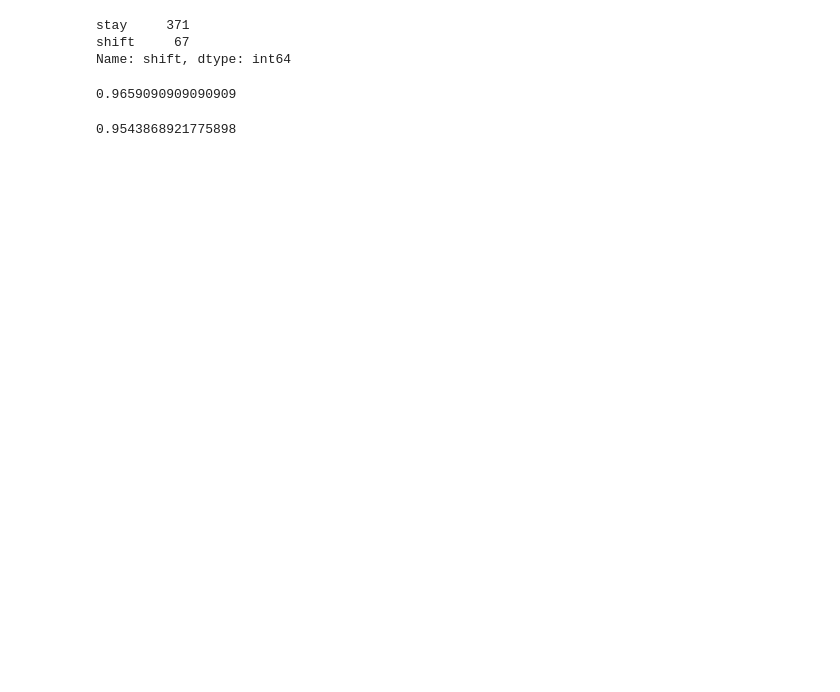
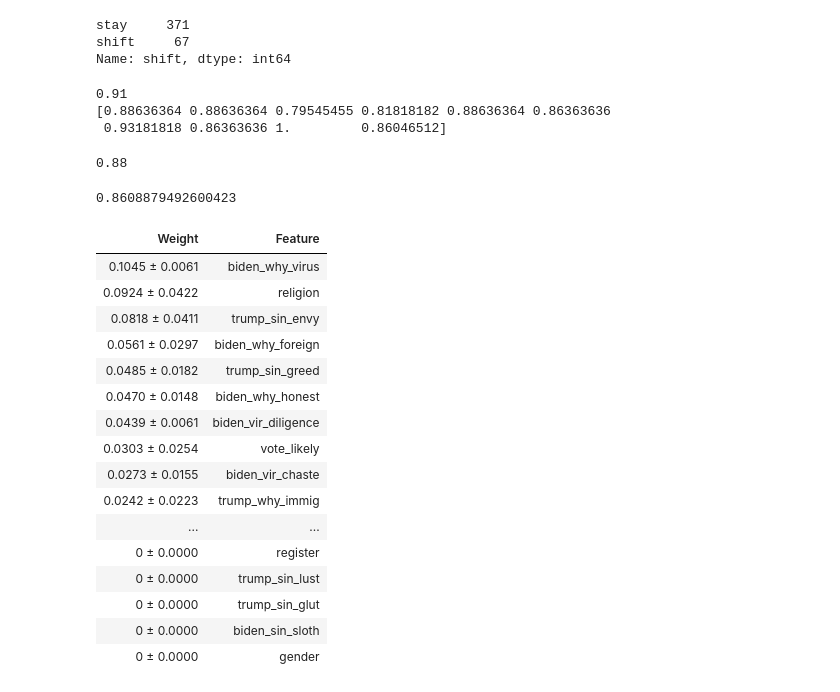
Before and after one commit to Asafmazar/VCG, a Jupyter notebook: VCG Analyses.ipynb, the cells around one changed output. Saved outputs shown, nothing was run; the diff lists cells and outputs as text; code cells hidden in the pictures; blank space fills up the shorter version.

```diff
--- a/VCG Analyses.ipynb
+++ b/VCG Analyses.ipynb
@@ -53,13 +53,49 @@ from sklearn.naive_bayes import GaussianNB
 nb = GaussianNB().fit(xint, y)
 
 pred = nb.predict(x_test)
-print(np.mean(pred == y_test))
+print(np.mean(pred == y_test).round(decimals=2))
 
 scores = cross_val_score(nb, xint, y, cv=10)
 
-scores
+print(scores)
 
-scores.mean()
+scores.mean().round(decimals=2)
 # %% [output]
-0.9659090909090909
+0.91
+[0.88636364 0.88636364 0.79545455 0.81818182 0.88636364 0.86363636
+ 0.93181818 0.86363636 1.         0.86046512]
-0.9543868921775898
+0.88
+# %%
+from sklearn.svm import SVC
+
+svc = SVC(kernel='linear').fit(x_test, y_test)
+
+score_svc = cross_val_score(svc, xint, y, cv=10)
+score_svc
+score_svc.mean()
+# %% [output]
+0.8608879492600423
+# %%
+import eli5
+from eli5.sklearn import PermutationImportance
+
+perm = PermutationImportance(svc, random_state=1).fit(x_test, y_test)
+eli5.show_weights(perm, feature_names = x_test.columns.tolist(), top=70)
+# %% [output]
+| Weight | Feature |
+| 0.1045 ± 0.0061 | biden_why_virus |
+| 0.0924 ± 0.0422 | religion |
+| 0.0818 ± 0.0411 | trump_sin_envy |
+| 0.0561 ± 0.0297 | biden_why_foreign |
+| 0.0485 ± 0.0182 | trump_sin_greed |
+| 0.0470 ± 0.0148 | biden_why_honest |
+| 0.0439 ± 0.0061 | biden_vir_diligence |
+| 0.0303 ± 0.0254 | vote_likely |
+| 0.0273 ± 0.0155 | biden_vir_chaste |
+| 0.0242 ± 0.0223 | trump_why_immig |
+| ... | ... |
+| 0 ± 0.0000 | register |
+| 0 ± 0.0000 | trump_sin_lust |
+| 0 ± 0.0000 | trump_sin_glut |
+| 0 ± 0.0000 | biden_sin_sloth |
+| 0 ± 0.0000 | gender |
```
Also changed, not shown: parts of 7 cells of this notebook.
